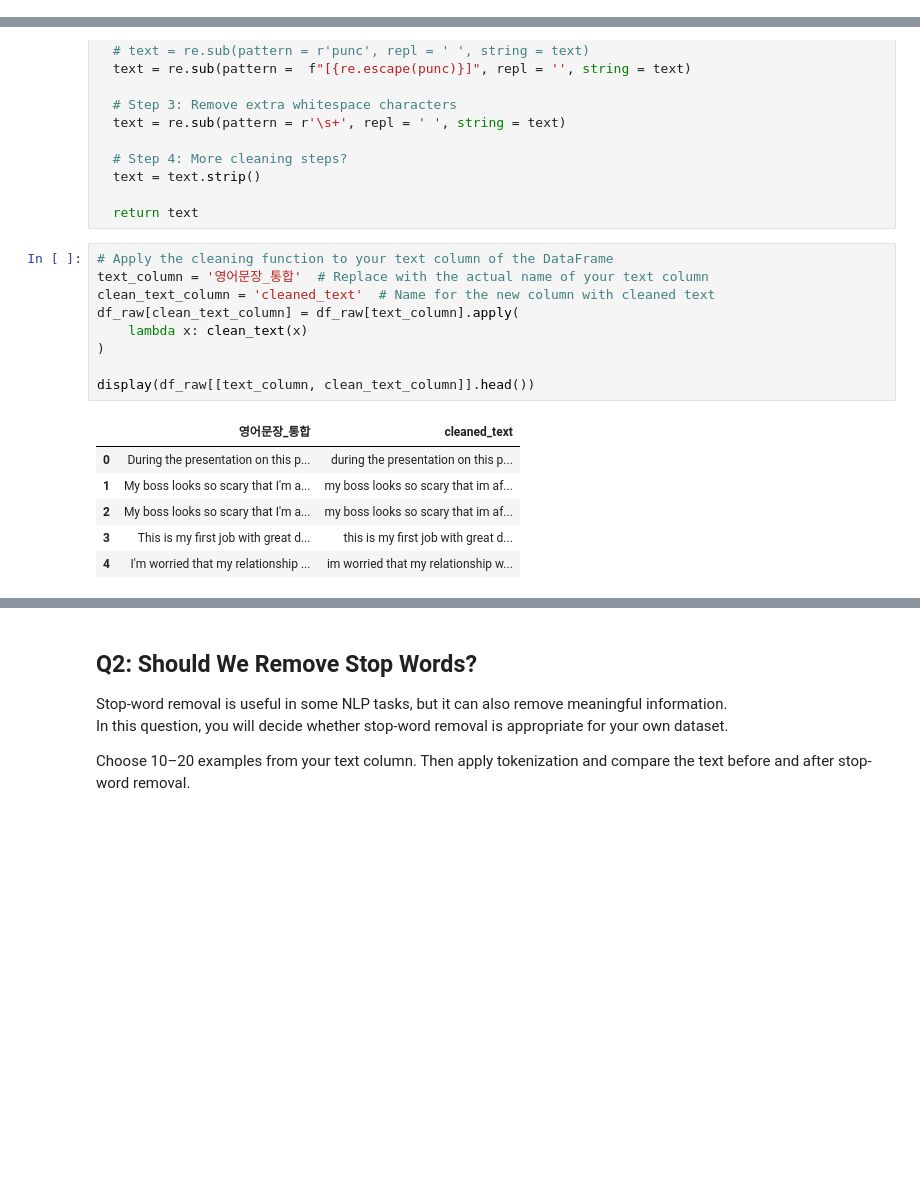
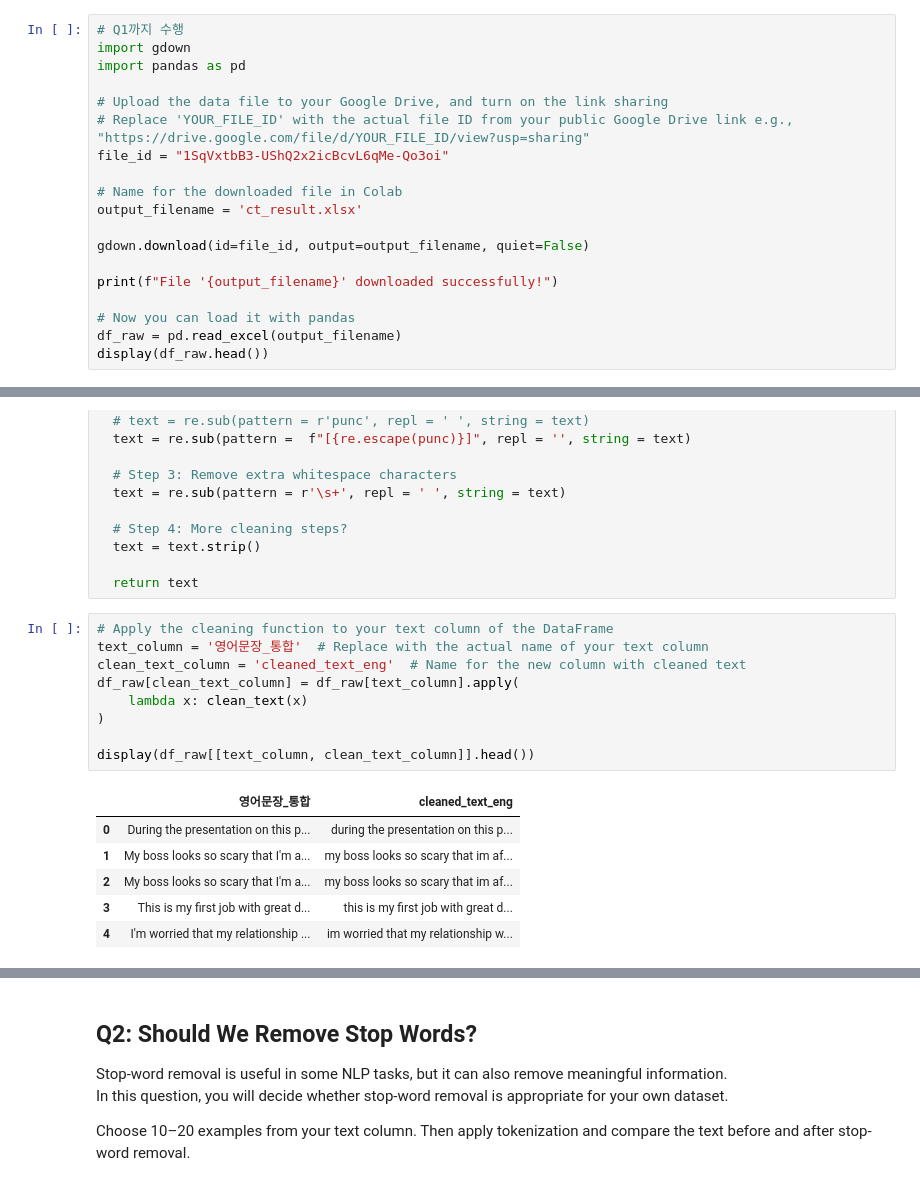
Before and after one commit to 202503660-ai/NLP_for_SocialScience, a Jupyter notebook: asgmt2_text_preprocessing.ipynb, the cells around one changed output, grey strips where cells are left out. Cells and saved outputs as stored; diff of their text form; blank space fills up the shorter version.

Commit message:
Colab을 통해 생성됨

```diff
--- a/asgmt2_text_preprocessing.ipynb
+++ b/asgmt2_text_preprocessing.ipynb
@@ -33,0 +65,19 @@ File 'result.xlsx' downloaded successfully!
+# %%
+# Q1까지 수행
+import gdown
+import pandas as pd
+
+# Upload the data file to your Google Drive, and turn on the link sharing
+# Replace 'YOUR_FILE_ID' with the actual file ID from your public Google Drive link e.g., "https://drive.google.com/file/d/YOUR_FILE_ID/view?usp=sharing"
+file_id = "1SqVxtbB3-UShQ2x2icBcvL6qMe-Qo3oi"
+
+# Name for the downloaded file in Colab
+output_filename = 'ct_result.xlsx'
+
+gdown.download(id=file_id, output=output_filename, quiet=False)
+
+print(f"File '{output_filename}' downloaded successfully!")
+
+# Now you can load it with pandas
+df_raw = pd.read_excel(output_filename)
+display(df_raw.head())
@@ -181,14 +242,14 @@ def clean_text(text):
 # %%
 # Apply the cleaning function to your text column of the DataFrame
 text_column = '영어문장_통합'  # Replace with the actual name of your text column
-clean_text_column = 'cleaned_text'  # Name for the new column with cleaned text
+clean_text_column = 'cleaned_text_eng'  # Name for the new column with cleaned text
 df_raw[clean_text_column] = df_raw[text_column].apply(
     lambda x: clean_text(x)
 )
 
 display(df_raw[[text_column, clean_text_column]].head())
 # %% [output]
-|  | 영어문장_통합 | cleaned_text |
+|  | 영어문장_통합 | cleaned_text_eng |
 | 0 | During the presentation on this p... | during the presentation on this p... |
 | 1 | My boss looks so scary that I'm a... | my boss looks so scary that im af... |
 | 2 | My boss looks so scary that I'm a... | my boss looks so scary that im af... |
```
Also changed, not shown: parts of 7 cells of this notebook.
